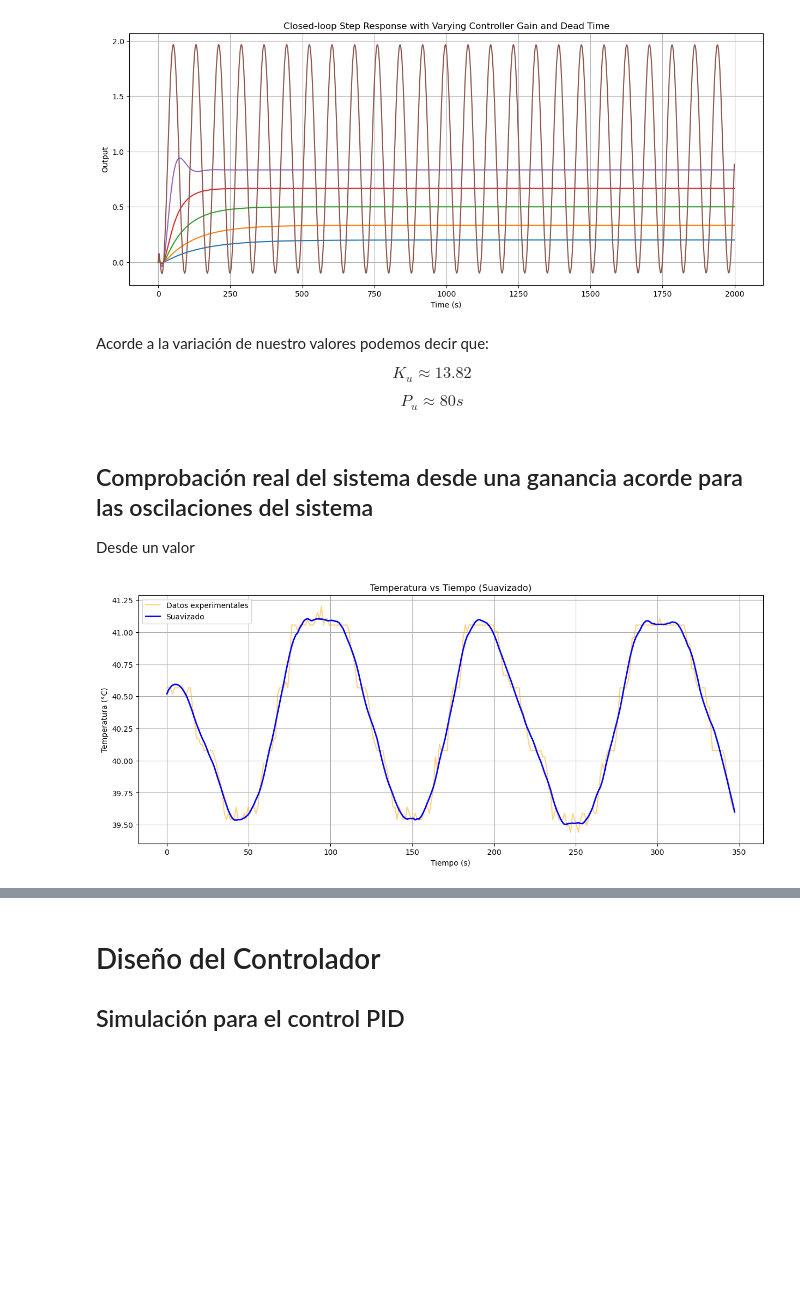
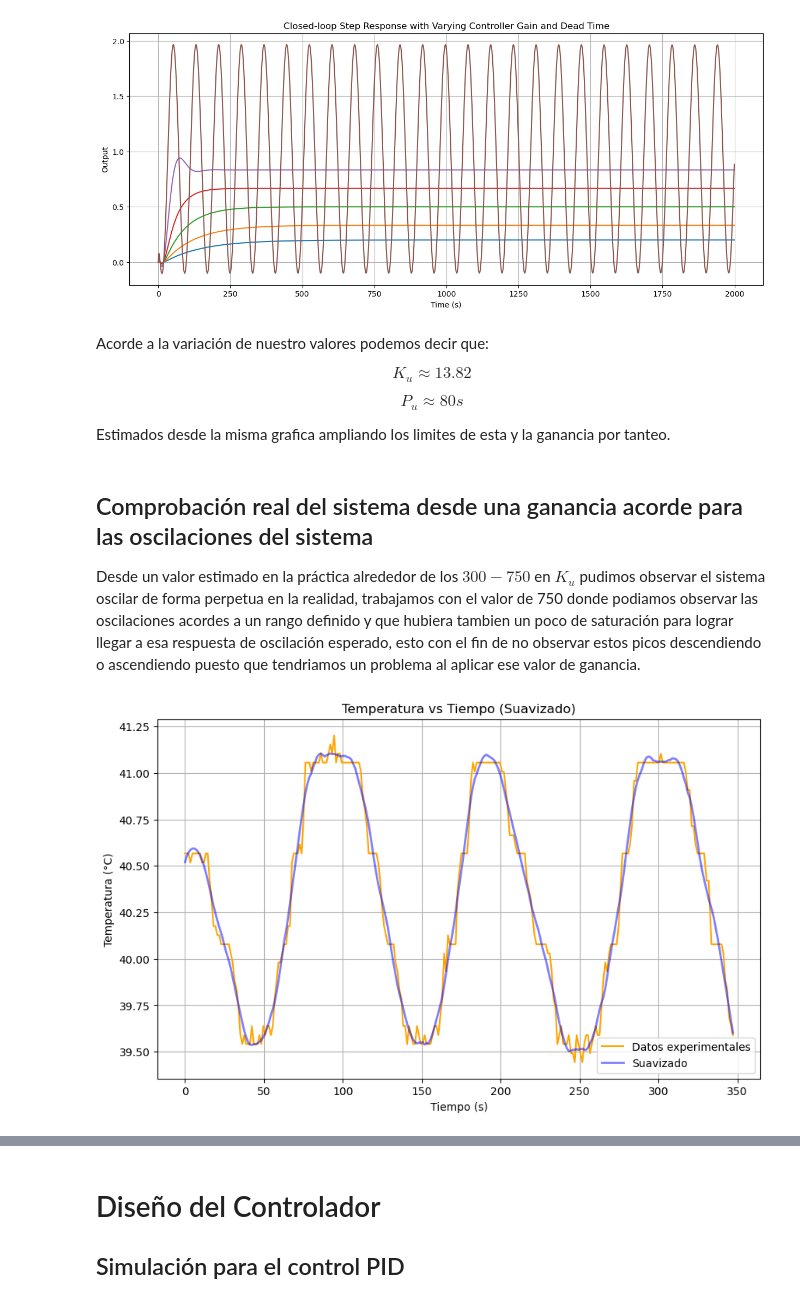
Before and after one commit to navalgoose4/SCL-2026I, a Jupyter notebook: LAB_4/lab_4.ipynb, the cells around one changed output, grey strips where cells are left out. Cells and saved outputs as stored; diff of their text form; code cells hidden in the pictures; blank space fills up the shorter version.

```diff
--- a/LAB_4/lab_4.ipynb
+++ b/LAB_4/lab_4.ipynb
@@ -111,31 +111,34 @@ Acorde a la variación de nuestro valores podemos decir que:
 $$K_u \approx 13.82$$
 
 $$P_u \approx 80s $$
+
+Estimados desde la misma grafica ampliando los limites de esta y la ganancia por tanteo.
 # %% [markdown]
 ## Comprobación real del sistema desde una ganancia acorde para las oscilaciones del sistema
 
-Desde un valor
+Desde un valor estimado en la práctica alrededor de los $300-750$ en $K_u$ pudimos observar el sistema oscilar de forma perpetua en la realidad, trabajamos con el valor de 750 donde podiamos observar las oscilaciones acordes a un rango definido y que hubiera tambien un poco de saturación para lograr llegar a esa respuesta de oscilación esperado, esto con el fin de no observar estos picos descendiendo o ascendiendo puesto que tendriamos un problema al aplicar ese valor de ganancia.
 # %%
 # Open file
 data = pd.read_csv('data_lab4/data_oscilacion.txt', encoding='latin1', sep=',')
 
 # Extract data
 time = data['Tiempo (s)']
 temperature = data[' Temp1 (°C)']
 
 # Softer curve using Savitzky-Golay filter
 temperature_smooth = savgol_filter(temperature, window_length=21, polyorder=3)
 
 # Plot
 plt.figure(figsize=(10, 6))
-plt.plot(time, temperature, label='Datos experimentales', color='orange', alpha=0.5)
-plt.plot(time, temperature_smooth, label='Suavizado', color='blue', linewidth=2)
+plt.plot(time, temperature, label='Datos experimentales', color='orange', alpha=1)
+plt.plot(time, temperature_smooth, label='Suavizado', color='blue', linewidth=2, alpha=0.5)
 
 plt.title('Temperatura vs Tiempo (Suavizado)')
 plt.xlabel('Tiempo (s)')
+#plt.xlim(12, 120)
 plt.ylabel('Temperatura (°C)')
 plt.legend()
 plt.grid()
 plt.show()
 # %% [output]
-[figure, old version]
+[figure, new version]
```
Also changed, not shown: parts of 4 cells of this notebook.
